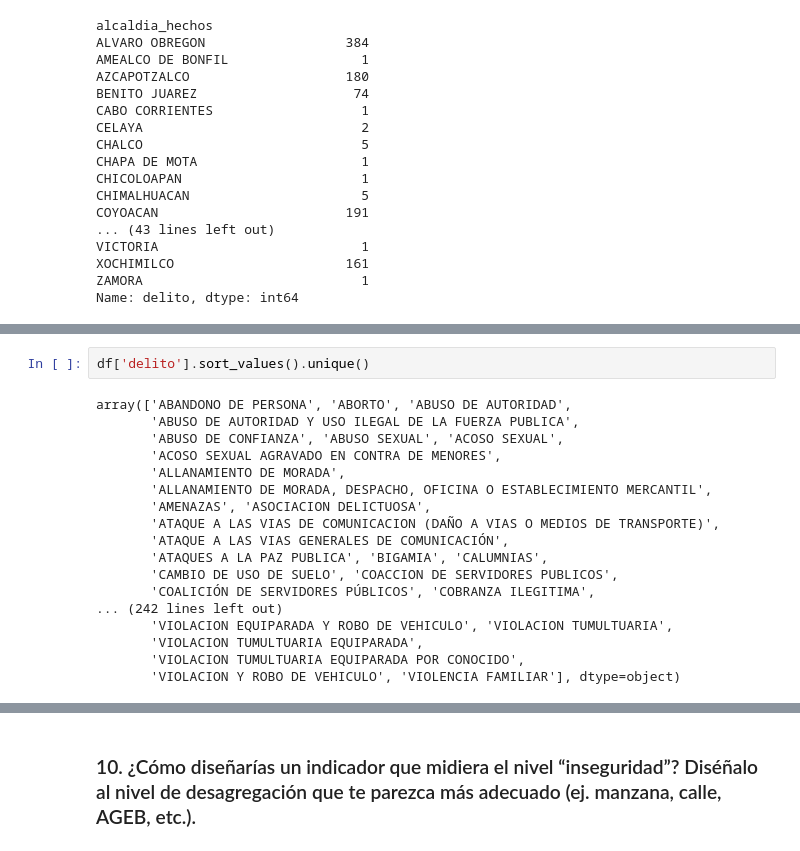
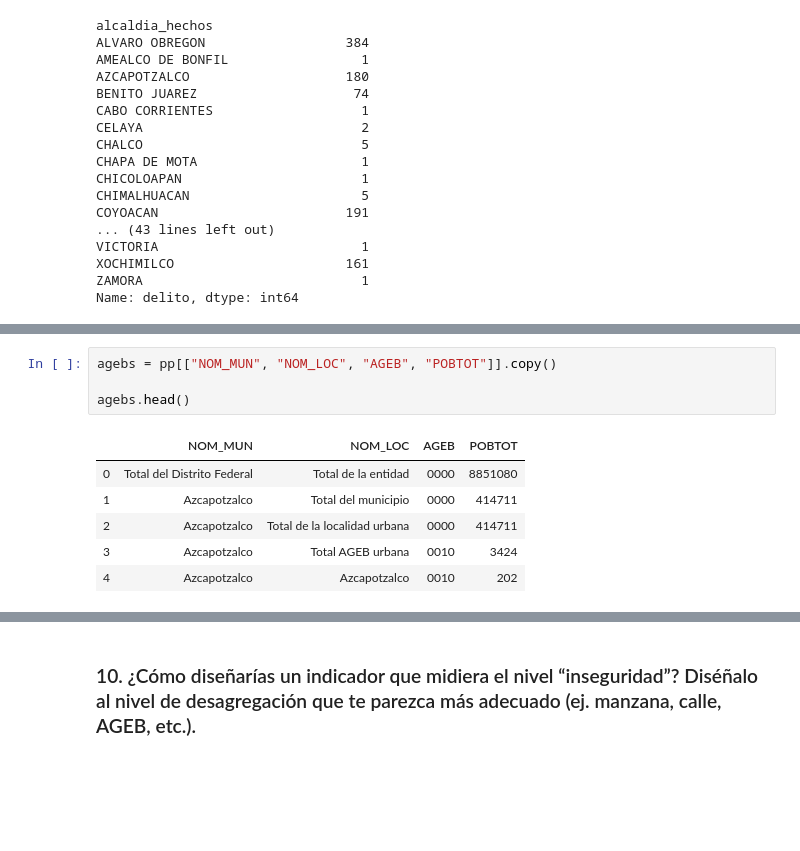
Before and after one commit to jorgemauricio/opi, a Jupyter notebook: Seccion_A.ipynb, the cells around one changed output, grey strips where cells are left out. Saved outputs shown, nothing was run; the diff lists cells and outputs as text; blank space fills up the shorter version.

```diff
--- a/Seccion_A.ipynb
+++ b/Seccion_A.ipynb
@@ -282,21 +282,12 @@ pp.head()
 5 rows × 198 columns
-# %%
-df['delito'].sort_values().unique()
-# %% [output]
-array(['ABANDONO DE PERSONA', 'ABORTO', 'ABUSO DE AUTORIDAD',
-       'ABUSO DE AUTORIDAD Y USO ILEGAL DE LA FUERZA PUBLICA',
-       'ABUSO DE CONFIANZA', 'ABUSO SEXUAL', 'ACOSO SEXUAL',
-       'ACOSO SEXUAL AGRAVADO EN CONTRA DE MENORES',
-       'ALLANAMIENTO DE MORADA',
-       'ALLANAMIENTO DE MORADA, DESPACHO, OFICINA O ESTABLECIMIENTO MERCANTIL',
-       'AMENAZAS', 'ASOCIACION DELICTUOSA',
-       'ATAQUE A LAS VIAS DE COMUNICACION (DAÑO A VIAS O MEDIOS DE TRANSPORTE)',
-       'ATAQUE A LAS VIAS GENERALES DE COMUNICACIÓN',
-       'ATAQUES A LA PAZ PUBLICA', 'BIGAMIA', 'CALUMNIAS',
-       'CAMBIO DE USO DE SUELO', 'COACCION DE SERVIDORES PUBLICOS',
-       'COALICIÓN DE SERVIDORES PÚBLICOS', 'COBRANZA ILEGITIMA',
-... (242 lines left out)
-       'VIOLACION EQUIPARADA Y ROBO DE VEHICULO', 'VIOLACION TUMULTUARIA',
-       'VIOLACION TUMULTUARIA EQUIPARADA',
-       'VIOLACION TUMULTUARIA EQUIPARADA POR CONOCIDO',
-       'VIOLACION Y ROBO DE VEHICULO', 'VIOLENCIA FAMILIAR'], dtype=object)
+# %%
+agebs = pp[["NOM_MUN", "NOM_LOC", "AGEB", "POBTOT"]].copy()
+
+agebs.head()
+# %% [output]
+|  | NOM_MUN | NOM_LOC | AGEB | POBTOT |
+| 0 | Total del Distrito Federal | Total de la entidad | 0000 | 8851080 |
+| 1 | Azcapotzalco | Total del municipio | 0000 | 414711 |
+| 2 | Azcapotzalco | Total de la localidad urbana | 0000 | 414711 |
+| 3 | Azcapotzalco | Total AGEB urbana | 0010 | 3424 |
+| 4 | Azcapotzalco | Azcapotzalco | 0010 | 202 |
```
Also changed, not shown: parts of 3 cells of this notebook, 2 other files.
